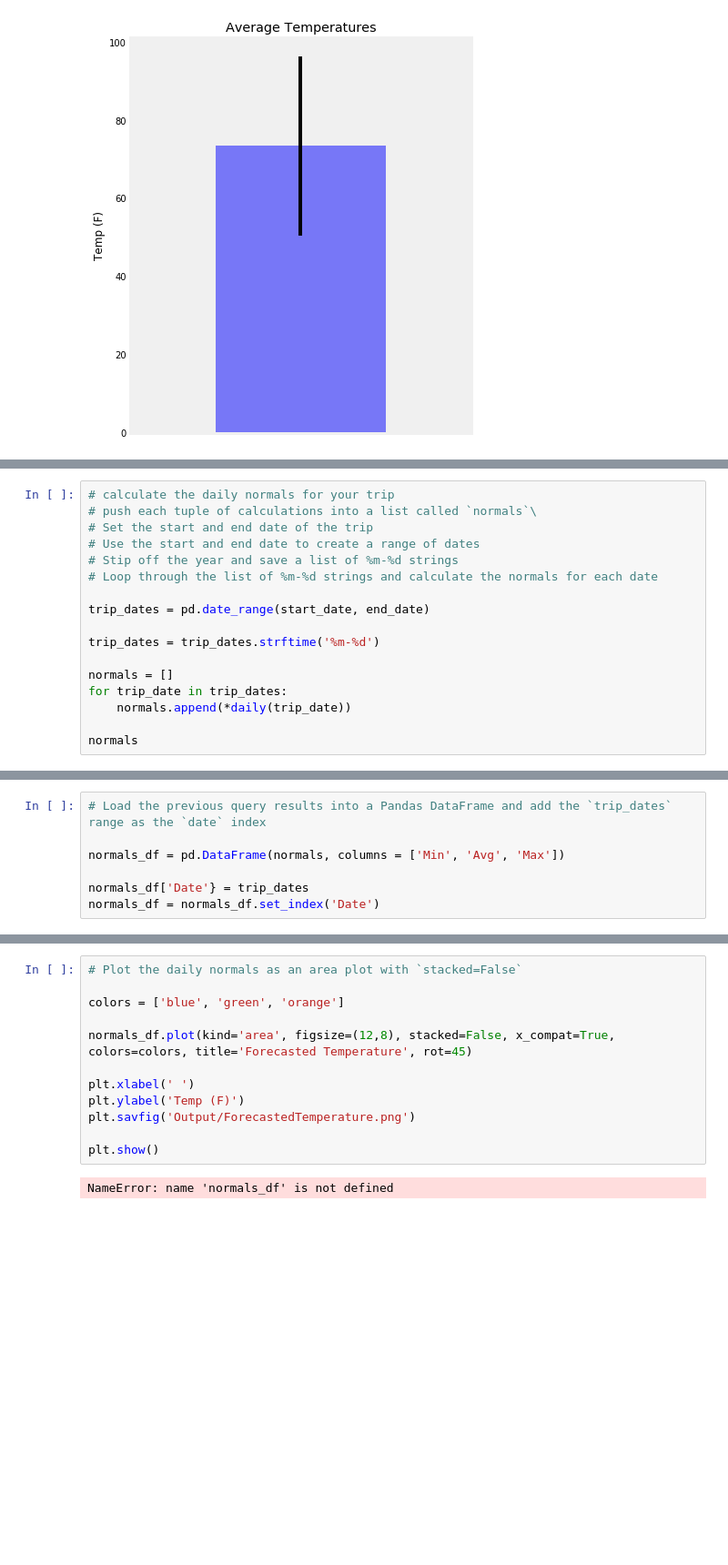
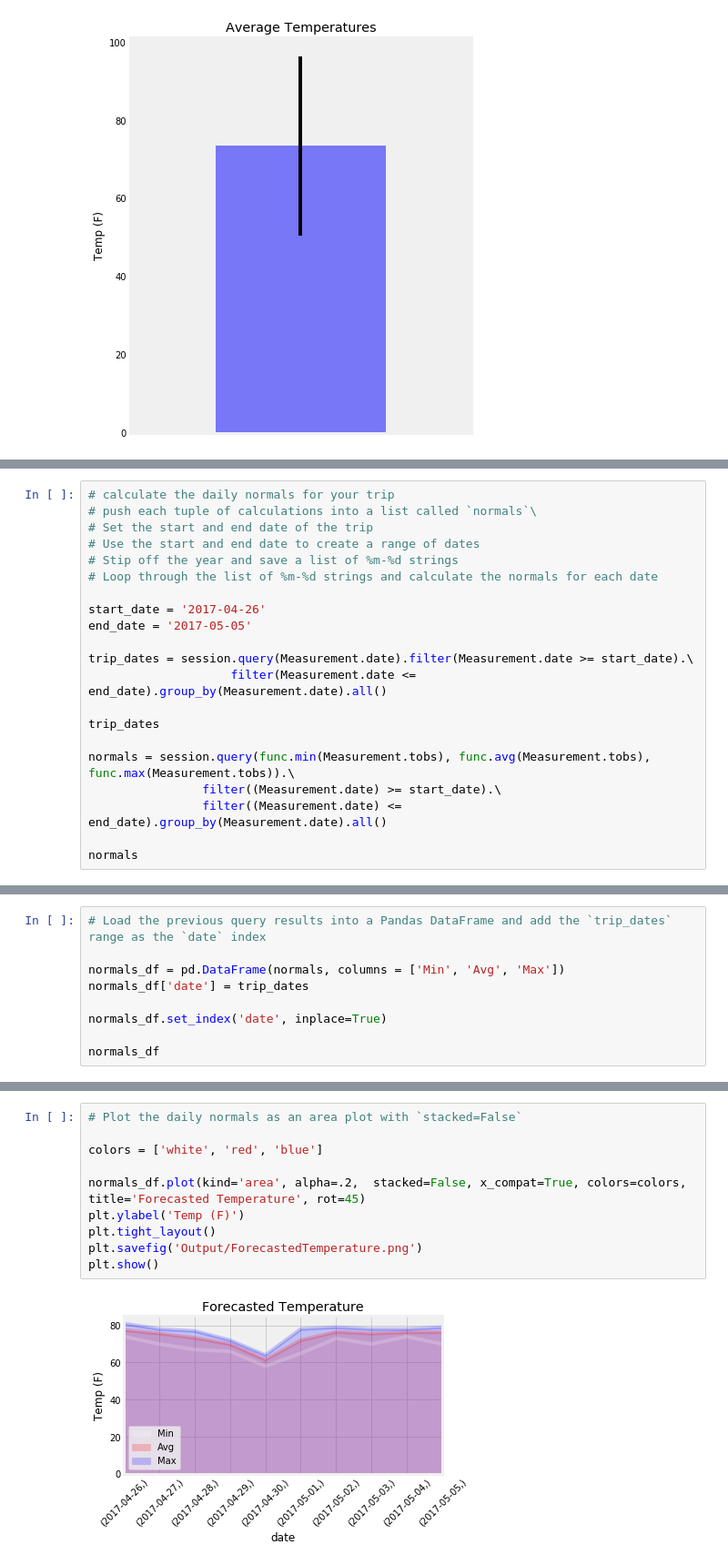
Before and after one commit to anblack14/Homework_Repo, a Jupyter notebook: 10_Advanced_Data_Storage_Retrieval/HW_Climate_Analysis.ipynb, the cells around one changed output, grey strips where cells are left out. Shown at 91% size. Cells and saved outputs as stored; diff of their text form; blank space fills up the shorter version.

```diff
--- a/10_Advanced_Data_Storage_Retrieval/HW_Climate_Analysis.ipynb
+++ b/10_Advanced_Data_Storage_Retrieval/HW_Climate_Analysis.ipynb
@@ -340,13 +355,17 @@ SyntaxError: unexpected EOF while parsing (<ipython-input-57-54b1c865c006>, line
 # Stip off the year and save a list of %m-%d strings
 # Loop through the list of %m-%d strings and calculate the normals for each date
 
-trip_dates = pd.date_range(start_date, end_date)
+start_date = '2017-04-26'
+end_date = '2017-05-05'
 
-trip_dates = trip_dates.strftime('%m-%d')
+trip_dates = session.query(Measurement.date).filter(Measurement.date >= start_date).\
+                    filter(Measurement.date <= end_date).group_by(Measurement.date).all()
 
-normals = []
-for trip_date in trip_dates:
-    normals.append(*daily(trip_date))
+trip_dates
+
+normals = session.query(func.min(Measurement.tobs), func.avg(Measurement.tobs), func.max(Measurement.tobs)).\
+                filter((Measurement.date) >= start_date).\
+                filter((Measurement.date) <= end_date).group_by(Measurement.date).all()
 
 normals
 # %% [output]
@@ -355,7 +383,9 @@ TypeError: Cannot convert input [246 days, 0:00:00] of type <class 'datetime.tim
 # Load the previous query results into a Pandas DataFrame and add the `trip_dates` range as the `date` index
 
 normals_df = pd.DataFrame(normals, columns = ['Min', 'Avg', 'Max'])
+normals_df['date'] = trip_dates
 
-normals_df['Date'} = trip_dates
-normals_df = normals_df.set_index('Date')
+normals_df.set_index('date', inplace=True)
+
+normals_df
 # %% [output]
@@ -363,14 +408,12 @@ SyntaxError: invalid syntax (<ipython-input-59-0f7cf9c7e86a>, line 5)
 # %%
 # Plot the daily normals as an area plot with `stacked=False`
 
-colors = ['blue', 'green', 'orange']
+colors = ['white', 'red', 'blue']
 
-normals_df.plot(kind='area', figsize=(12,8), stacked=False, x_compat=True, colors=colors, title='Forecasted Temperature', rot=45)
-
-plt.xlabel(' ')
+normals_df.plot(kind='area', alpha=.2,  stacked=False, x_compat=True, colors=colors, title='Forecasted Temperature', rot=45)
 plt.ylabel('Temp (F)')
-plt.savfig('Output/ForecastedTemperature.png')
-
+plt.tight_layout()
+plt.savefig('Output/ForecastedTemperature.png')
 plt.show()
 # %% [output]
-NameError: name 'normals_df' is not defined
+[figure, added]
```
Also changed, not shown: parts of 6 cells of this notebook.
